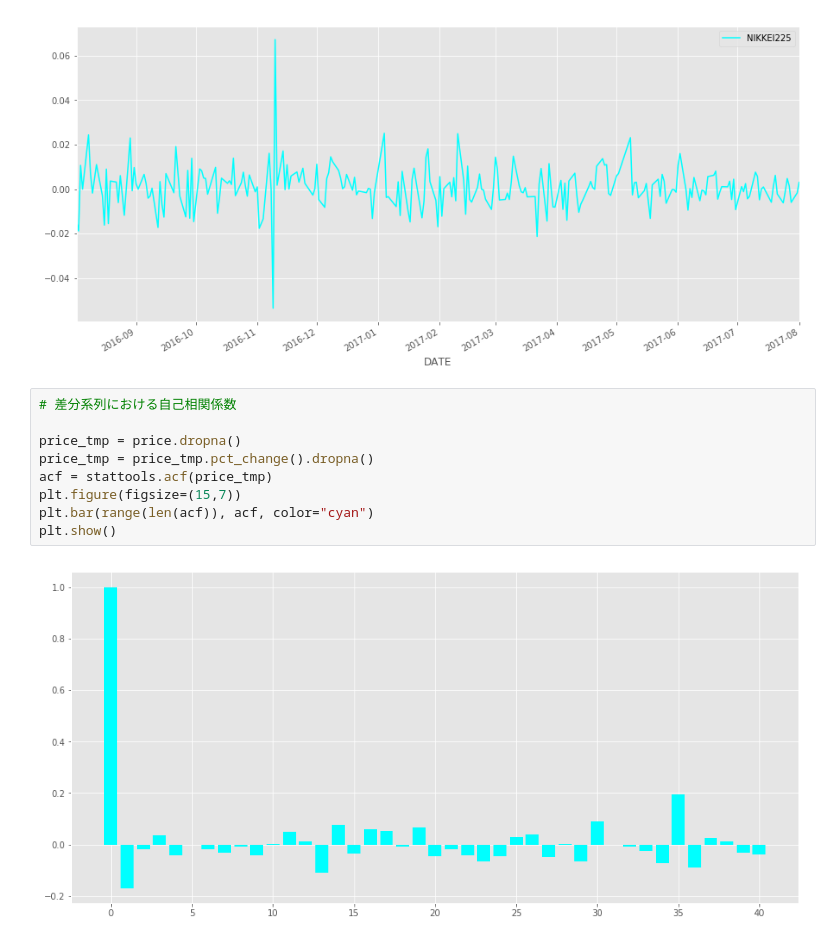
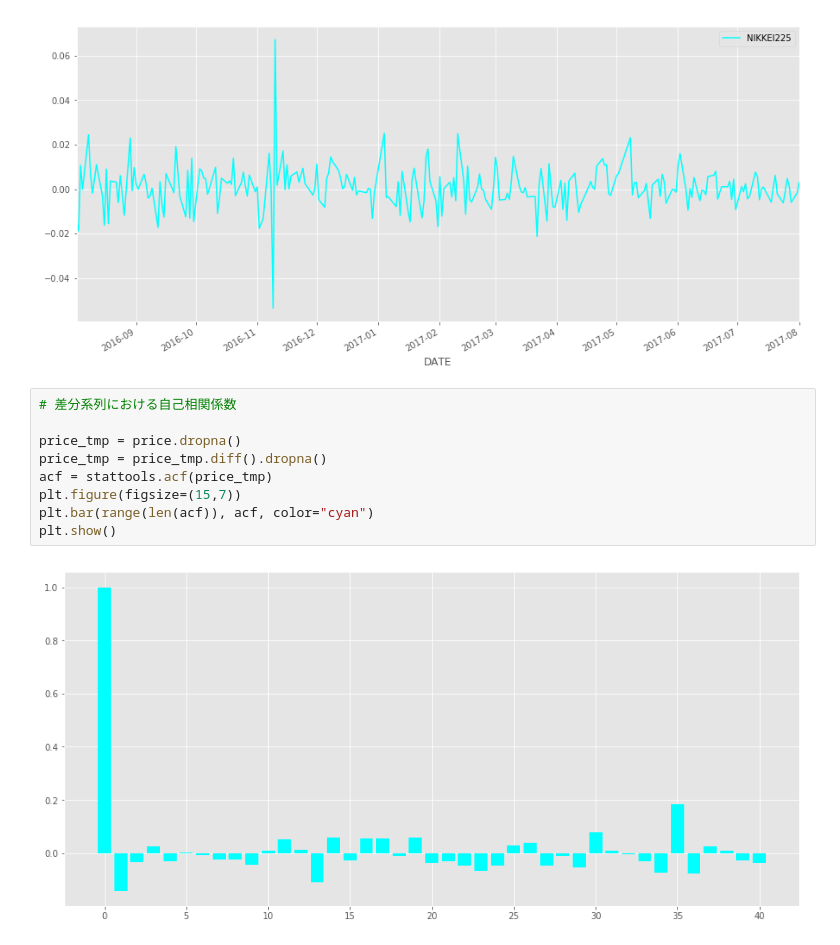
Before and after one commit to hanfeijp/samples_py, a Jupyter notebook: ADFTest_StatsModels.ipynb, the cells around one changed output. Cells and saved outputs as stored; diff of their text form.

```diff
--- a/ADFTest_StatsModels.ipynb
+++ b/ADFTest_StatsModels.ipynb
@@ -86,14 +87,14 @@ plt.show()
 # %%
 # 差分系列における自己相関係数
 
 price_tmp = price.dropna()
-price_tmp = price_tmp.pct_change().dropna()
+price_tmp = price_tmp.diff().dropna()
 acf = stattools.acf(price_tmp)
 plt.figure(figsize=(15,7))
 plt.bar(range(len(acf)), acf, color="cyan")
 plt.show()
 # %% [output]
-[figure, old version]
+[figure, new version]
 # %%
 # 差分系列に対するADF検定
 
```
Also changed, not shown: parts of 5 cells of this notebook.
